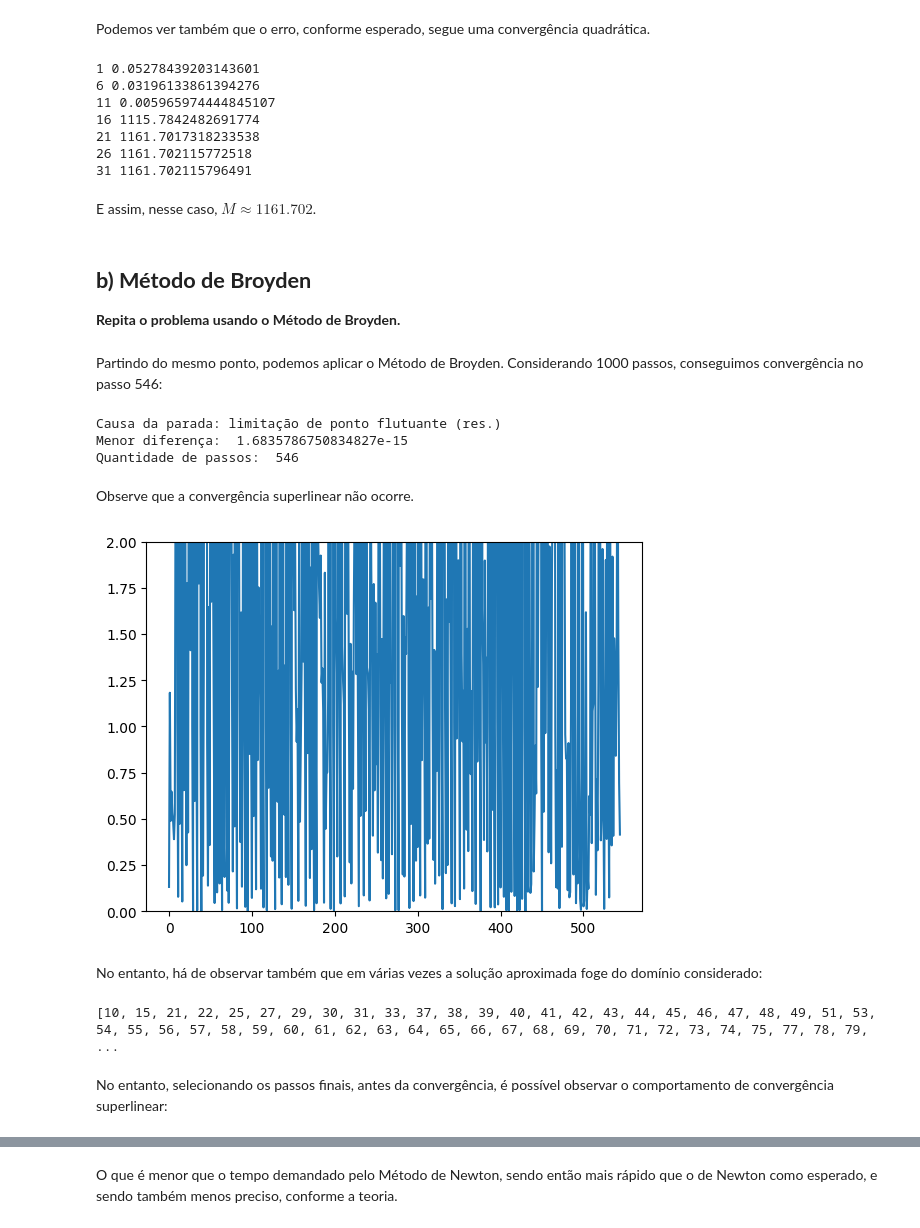
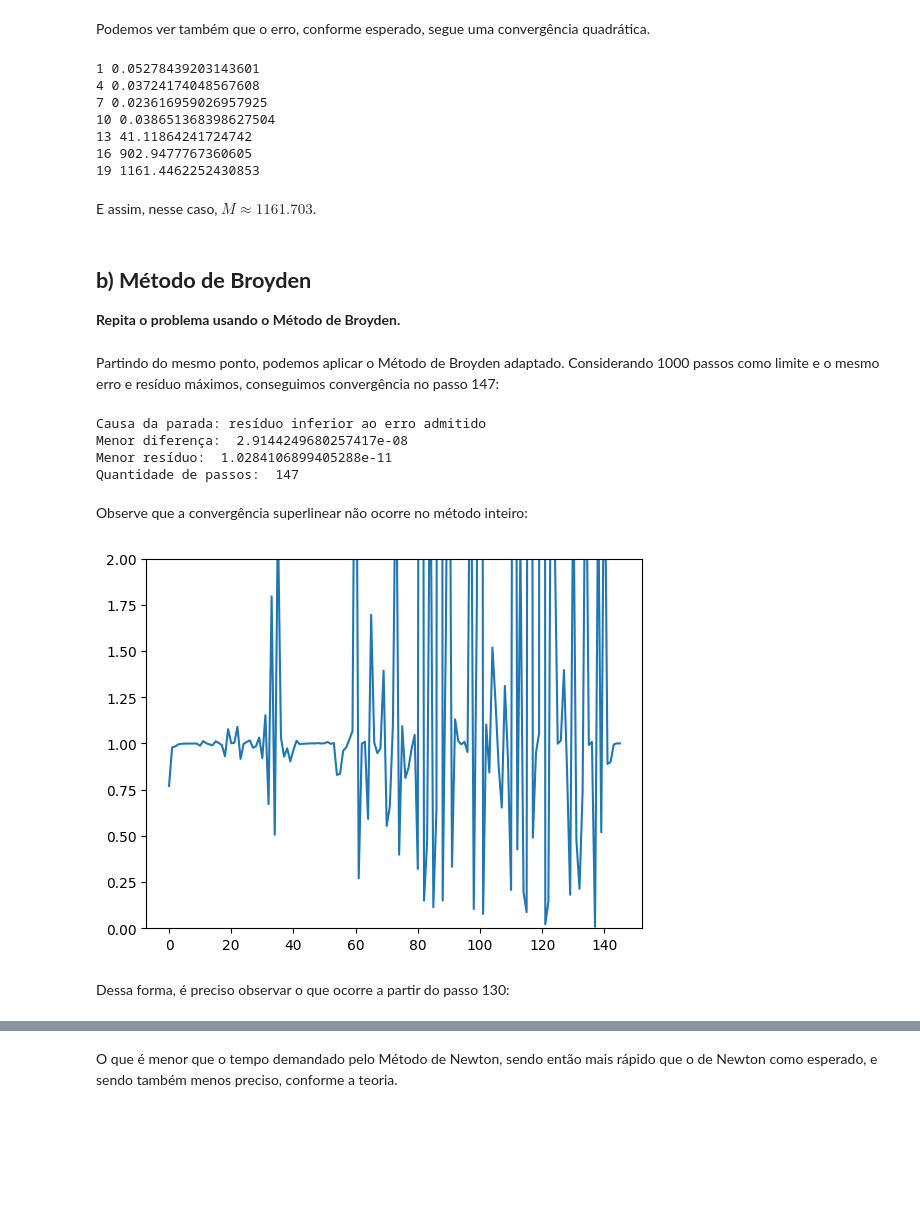
Before and after one commit to Potalej/map2220-trabalho, a Jupyter notebook: resultados/item_1.ipynb, the cells around one changed output, grey strips where cells are left out. Cells and saved outputs as stored; diff of their text form; code cells hidden in the pictures; blank space fills up the shorter version.

```diff
--- a/resultados/item_1.ipynb
+++ b/resultados/item_1.ipynb
@@ -21,6 +21,8 @@ f3 = lambda x1, x2, x3, x4, x5: 2*x2*x3**2 + R7*x2*x3+2*R5*x3**2+R6*x3-8*x5
 f4 = lambda x1, x2, x3, x4, x5: R9*x2*x4+2*x4**2 - 4*R*x5
 f5 = lambda x1, x2, x3, x4, x5: x1*x2+x1+R10*x2**2+x2*x3**2+R7*x2*x3+R9*x2*x4+R8*x2+R5*x3**2+R6*x3+x4**2-1
 F = [f1,f2,f3,f4,f5]
+
+Ds = [[0.0001, 100] for i in range(5)] # domínio de soluções
 # %% [markdown]
 Também usaremos a forma analítica da matriz Jacobiana, que pode ser obtida facilmente nesse caso:
 $$
@@ -85,14 +87,16 @@ Utilizaremos então o Método de Newton com a matriz Jacobiana do sistema em sua
 from metodo_newton import Newton # classe com o Método de Newton
 from numpy.linalg import solve # método do NumPy para resolver sistemas de equações lineares
 
-newton = Newton(F, solve)
+newton = Newton(F, solve, Ds)
 
 limitacao_float = True
 qntd_maxima_passos = 500
+erro_maximo = 1e-10
+residuo_maximo = 1e-10
 
 sol = [0.003431, 31.325636, 0.068352, 0.859530, 0.036963]
 
-x_newton, info_newton = newton.aplicar(p0=x0,Jac=Jac,medir_tempo=True, qntd_maxima_passos=qntd_maxima_passos, limitacao_float=limitacao_float, solucao_exata=sol)
+x_newton, info_newton = newton.aplicar(p0=x0,Jac=Jac,medir_tempo=True, qntd_maxima_passos=qntd_maxima_passos, erro_admitido=erro_maximo, residuo_admitido=residuo_maximo, solucao_exata=sol, adaptado=True)
 from auxiliares.exibir import exibir_vetores
 
 tabela = exibir_vetores(info_newton)
@@ -136,65 +140,56 @@ newton.bateria_testes_tempo(qntd_vezes, params, etapas)
 Podemos ver também que o erro, conforme esperado, segue uma convergência quadrática.
 # %%
 erros = info_newton["erro real"]
-for i in range(1, info_newton["passo"], 5):
+for i in range(1, info_newton["passo"], 3):
   print(i, erros[i]/(erros[i-1]**2))
 # %% [output]
 1 0.05278439203143601
-6 0.03196133861394276
-11 0.005965974444845107
-16 1115.7842482691774
-21 1161.7017318233538
-26 1161.702115772518
-31 1161.702115796491
+4 0.03724174048567608
+7 0.023616959026957925
+10 0.038651368398627504
+13 41.11864241724742
+16 902.9477767360605
+19 1161.4462252430853
 # %% [markdown]
-E assim, nesse caso, $M \approx 1161.702$.
+E assim, nesse caso, $M \approx 1161.703$.
 # %% [markdown]
 ## **b) Método de Broyden**
 
 **Repita o problema usando o Método de Broyden.**
 # %% [markdown]
-Partindo do mesmo ponto, podemos aplicar o Método de Broyden. Considerando 1000 passos, conseguimos convergência no passo 546:
+Partindo do mesmo ponto, podemos aplicar o Método de Broyden adaptado. Considerando 1000 passos como limite e o mesmo erro e resíduo máximos, conseguimos convergência no passo 147:
 # %%
 from metodo_broyden import Broyden # classe com o Método de Broyden
 
-broyden = Broyden(F)
+broyden = Broyden(F, Ds)
 
 limitacao_float = True
 qntd_maxima_passos = 3000
+erro_maximo = 1e-10
+residuo_maximo = 1e-10
 
-x_broyden, info_broyden = broyden.aplicar(p0=x0,Jac=Jac,medir_tempo=True, qntd_maxima_passos=qntd_maxima_passos, limitacao_float=limitacao_float, solucao_exata=sol)
+x_broyden, info_broyden = broyden.aplicar(p0=x0,Jac=Jac,medir_tempo=True, qntd_maxima_passos=qntd_maxima_passos, residuo_admitido=residuo_maximo, solucao_exata=sol, erro_admitido=erro_maximo, adaptado=True)
 print('Menor diferença: ', min(info_broyden['erro']))
+print('Menor resíduo: ', min(info_broyden['residuo']))
 print('Quantidade de passos: ', info_broyden["passo"])
 # %% [output]
-Causa da parada: limitação de ponto flutuante (res.)
-Menor diferença:  1.6835786750834827e-15
-Quantidade de passos:  546
+Causa da parada: resíduo inferior ao erro admitido
+Menor diferença:  2.9144249680257417e-08
+Menor resíduo:  1.0284106899405288e-11
+Quantidade de passos:  147
 # %% [markdown]
-Observe que a convergência superlinear não ocorre.
+Observe que a convergência superlinear não ocorre no método inteiro:
 # %%
-from math import log as ln
-erros = info_broyden["erro"]
+erros = info_broyden["erro real"]
 razao = []
 for i in range(1, len(erros)):
   razao.append(erros[i]/erros[i-1])
 import matplotlib.pyplot as plt
 plt.plot(razao)
 plt.ylim([0,2])
 plt.show()
 # %% [output]
-[figure, old version]
+[figure, new version]
-# %% [markdown]
-No entanto, há de observar também que em várias vezes a solução aproximada foge do domínio considerado:
-# %%
-erros_passo = []
-for j, passo in enumerate(info_broyden["x"]):
-  for i in range(5):
-    if passo[i,0] < 0.0001 or passo[i,0] > 100:
-      erros_passo.append(j)
-      break
-print(erros_passo)
-# %% [output]
-[10, 15, 21, 22, 25, 27, 29, 30, 31, 33, 37, 38, 39, 40, 41, 42, 43, 44, 45, 46, 47, 48, 49, 51, 53, 54, 55, 56, 57, 58, 59, 60, 61, 62, 63, 64, 65, 66, 67, 68, 69, 70, 71, 72, 73, 74, 75, 77, 78, 79, ...
-# %% [markdown]
-No entanto, selecionando os passos finais, antes da convergência, é possível observar o comportamento de convergência superlinear:
+# %% [markdown]
+Dessa forma, é preciso observar o que ocorre a partir do passo 130:
 # %%
```
Also changed, not shown: parts of 10 cells of this notebook.
